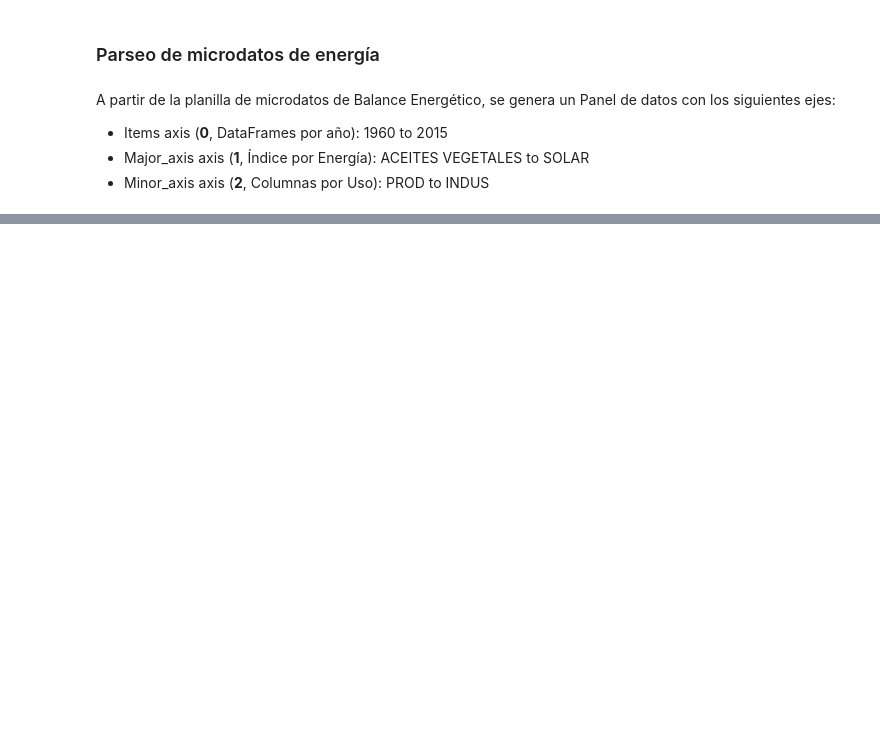
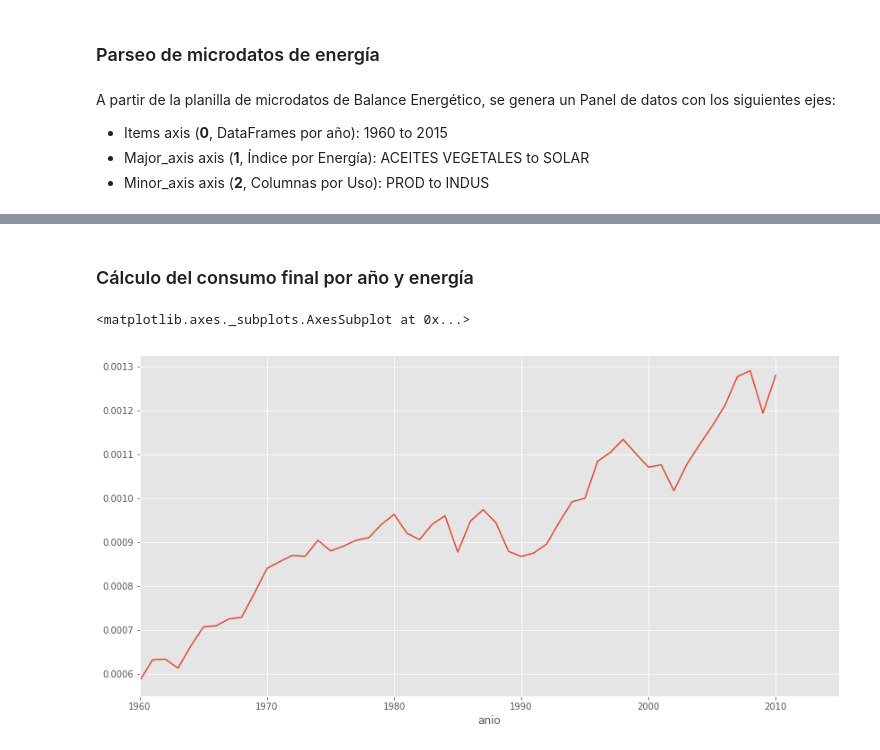
Before and after one commit to datosgobar/exploracion-balance-energetico, a Jupyter notebook: Exploración balance energético.ipynb, the cells around one changed output, grey strips where cells are left out. Cells and saved outputs as stored; diff of their text form; code cells hidden in the pictures; blank space fills up the shorter version.

Commit message:
Agrego fórmulas para calcular consuto total per cápita por año

```diff
--- a/Exploración balance energético.ipynb
+++ b/Exploración balance energético.ipynb
@@ -67,0 +73,17 @@ pan[:,:,"PROD+IMPO"]
+# %% [markdown]
+### Cálculo del consumo final por año y energía
+# %%
+pan_crudo.loc[:,:,"CONSUMO TOTAL"] = reduce(
+    pd.DataFrame.add, [pan_crudo[:,:,uso] for uso in ['NO ENER', 'RESID', 'COMER', 'TRANS', 'AGROP', 'INDUS']])
+# %%
+pan_crudo.loc[:, "TODAS LAS ENERGIAS", :] = reduce(
+    pd.DataFrame.add, [pan_crudo[:, energia, :] for energia in pan_crudo.major_axis])
+# %%
+consumo_total = pan_crudo[:,"TODAS LAS ENERGIAS", "CONSUMO TOTAL"]
+# %%
+consumo_per_capita = consumo_total / poblacion.dropna()
+# %%
+consumo_per_capita.plot(xlim=(1960,2015), figsize=(14,7))
+# %% [output]
+<matplotlib.axes._subplots.AxesSubplot at 0x...>
+[figure, added]
```
Also changed, not shown: parts of 4 cells of this notebook.
